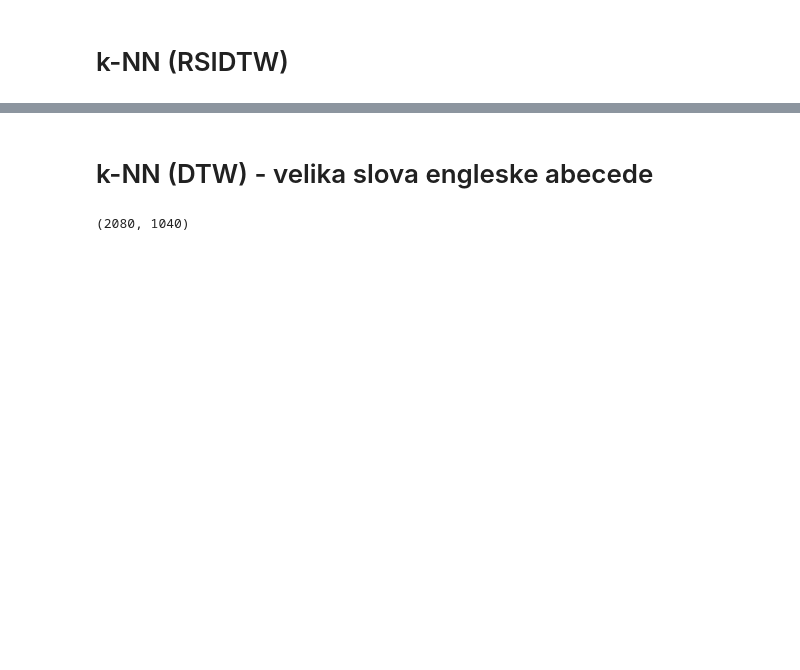
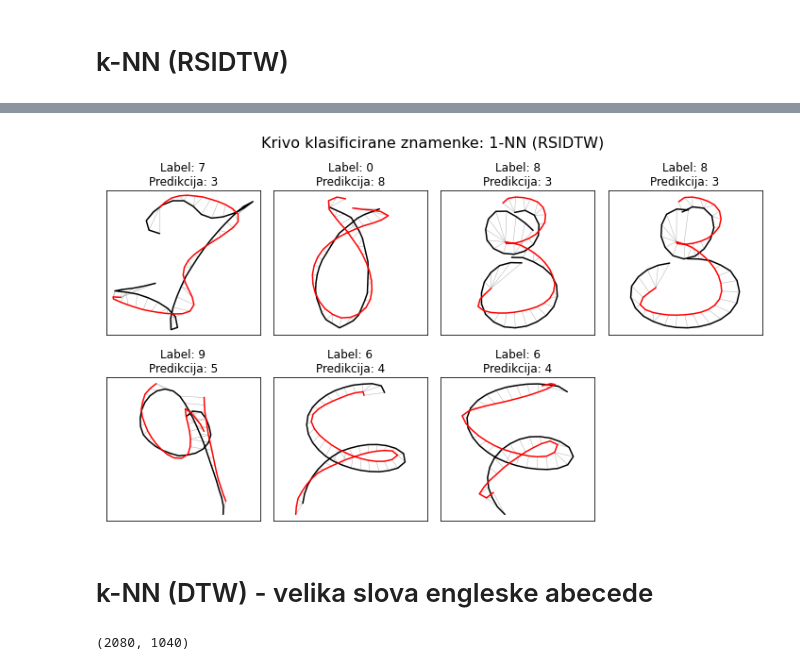
Before and after one commit to markojukic/raketa-online-character-recognition, a Jupyter notebook: k-NN.ipynb, the cells around one changed output, grey strips where cells are left out. Saved outputs shown, nothing was run; the diff lists cells and outputs as text; code cells hidden in the pictures; blank space fills up the shorter version.

Commit message:
popravio, dodao krive primjere za RSIDTW

```diff
--- a/k-NN.ipynb
+++ b/k-NN.ipynb
@@ -134,3 +131,44 @@ Točnost na test: 0.9825
+# %%
+# Krivo klasificirane znamenke
+#   crno = krivo klasificirani primjer
+#   crveno = najbliži susjed
+
+def plot_dtw(drawing1: Drawing, drawing2: Drawing, title):
+    stroke1 = np.vstack(drawing1.strokes)
+    stroke2 = np.vstack(drawing2.strokes)
+    distance, matching = dtw(stroke1, stroke2)
+    plt.title(title)
+    for i in matching:
+        plt.plot([stroke1[i[0], 0], stroke2[i[1], 0]], [stroke1[i[0], 1], stroke2[i[1], 1]], color='0.7', linewidth=0.5)
+    for stroke in drawing1.strokes:
+        plt.plot(stroke[:,0], stroke[:,1], color='black', solid_capstyle='round')
+    for stroke in drawing2.strokes:
+        plt.plot(stroke[:,0], stroke[:,1], color='red', solid_capstyle='round')
+    axes = plt.gca().axes
+    axes.xaxis.set_ticks([])
+    axes.yaxis.set_ticks([])
+    plt.axis('equal')
+
+neighbors = knn_rsidtw.kneighbors(RSIDTW[np.ix_(test_idx, train_idx)])[1][:, 0]
+p = labels[neighbors]
+wrong_idx = np.where(p != labels[test_idx])[0]
+n = wrong_idx.shape[0]
+rows = (n + 3) // 4
+plt.figure(figsize=(10, rows * 3))
+plt.suptitle('Krivo klasificirane znamenke: 1-NN (RSIDTW)', fontsize=16)
+for i, idx in enumerate(wrong_idx):
+    plt.subplot(rows, 4, i + 1)
+    d1 = data[len(train)+idx]
+    d2 = data[neighbors[idx]]
+    _, _, rotation, translation = rsi_dtw(np.vstack([s for s in d2.strokes]), np.vstack([s for s in d1.strokes]), 10)
+    plot_dtw(
+        d1,
+        Drawing(label=d2.label, strokes=[s @ rotation + translation for s in d2.strokes]),
+        f'Label: {labels[test_idx][idx]}\nPredikcija: {p[idx]}',
+    )
+plt.tight_layout()
+# %% [output]
+[figure, added]
 # %%
 # Spremamo najbolji RSIDTW model za znamenke
 KNNRSIDTWPickle(
```
Also changed, not shown: parts of 5 cells of this notebook, 1 other file.
